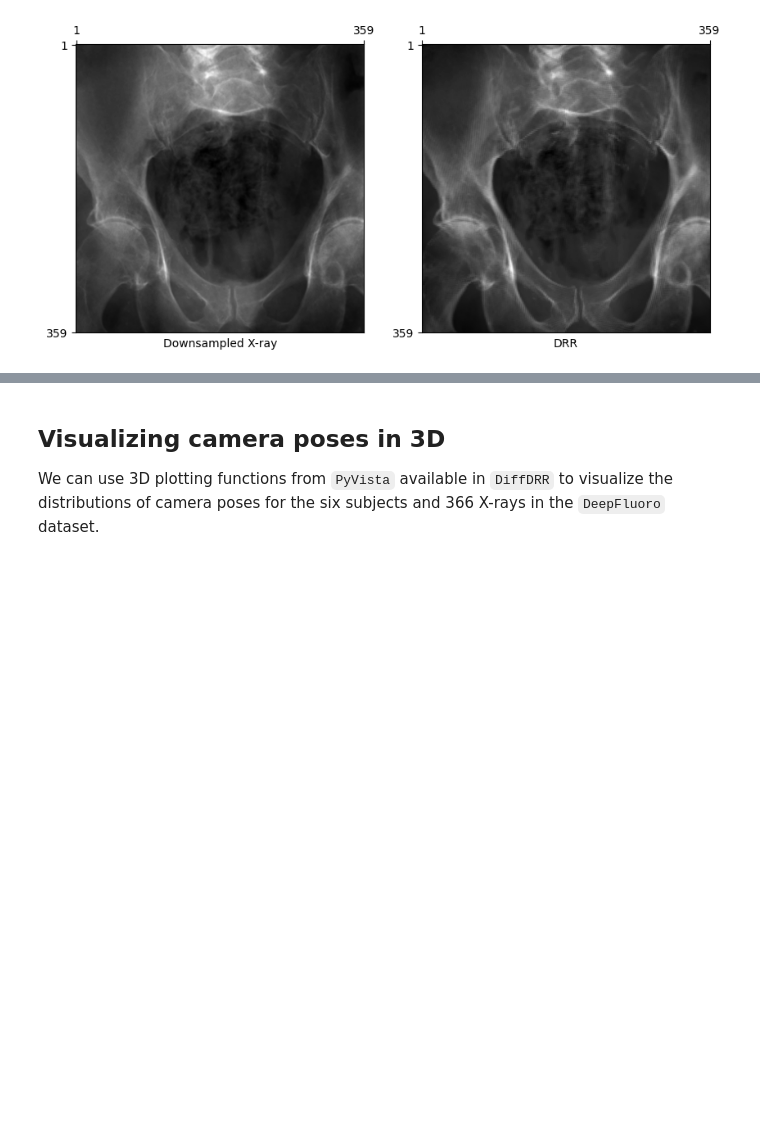
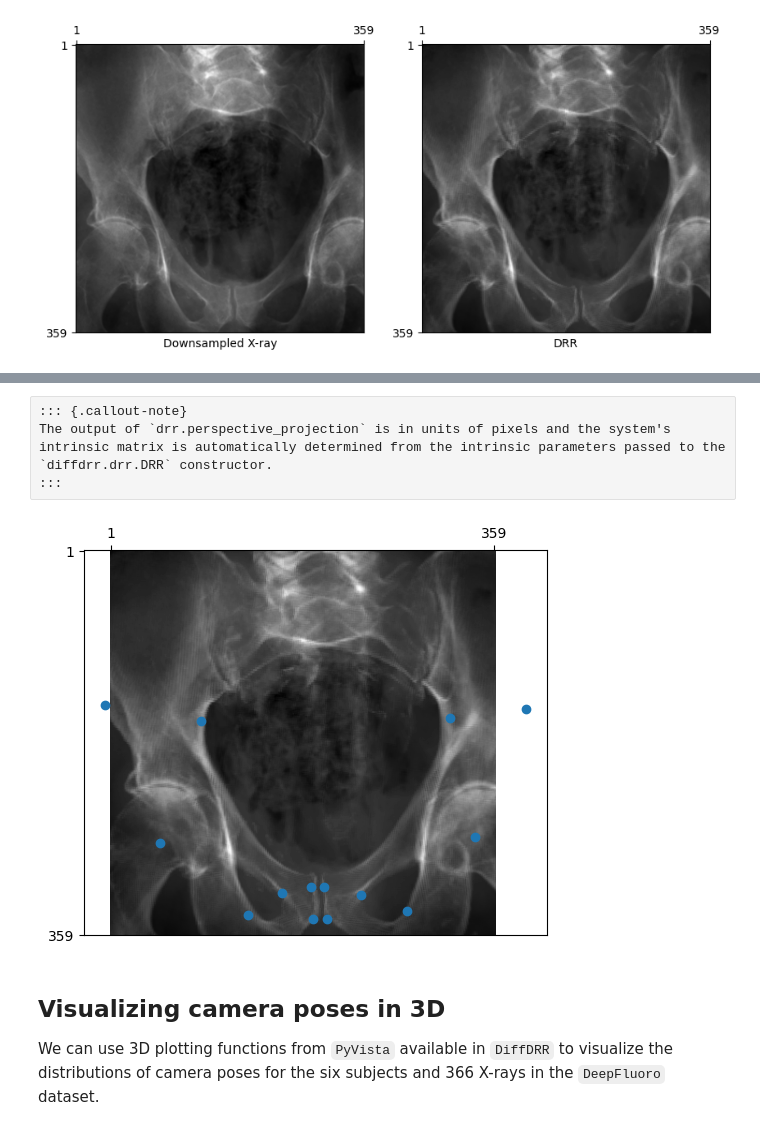
Before and after one commit to eigenvivek/DiffDRR-Datasets, a Jupyter notebook: notebooks/00_deepfluoro.ipynb, the cells around one changed output, grey strips where cells are left out. Drawn from its saved outputs; the diff is of its cells as text; code cells hidden in the pictures; blank space fills up the shorter version.

```diff
--- a/notebooks/00_deepfluoro.ipynb
+++ b/notebooks/00_deepfluoro.ipynb
@@ -486,3 +490,15 @@ plt.show()
+# %% [raw]
+::: {.callout-note}
+The output of `drr.perspective_projection` is in units of pixels and the system's intrinsic matrix is automatically determined from the intrinsic parameters passed to the `diffdrr.drr.DRR` constructor.
+:::
+# %%
+#| eval: false
+x = drr.perspective_projection(pose, deepfluoro.subject.fiducials)
+plot_drr(img)
+plt.scatter(x[0, ..., 0], x[0, ..., 1])
+plt.show()
+# %% [output]
+[figure, added]
 # %% [markdown]
 ## Visualizing camera poses in 3D
 
```
Also changed, not shown: parts of 1 cell of this notebook, 3 other files.
